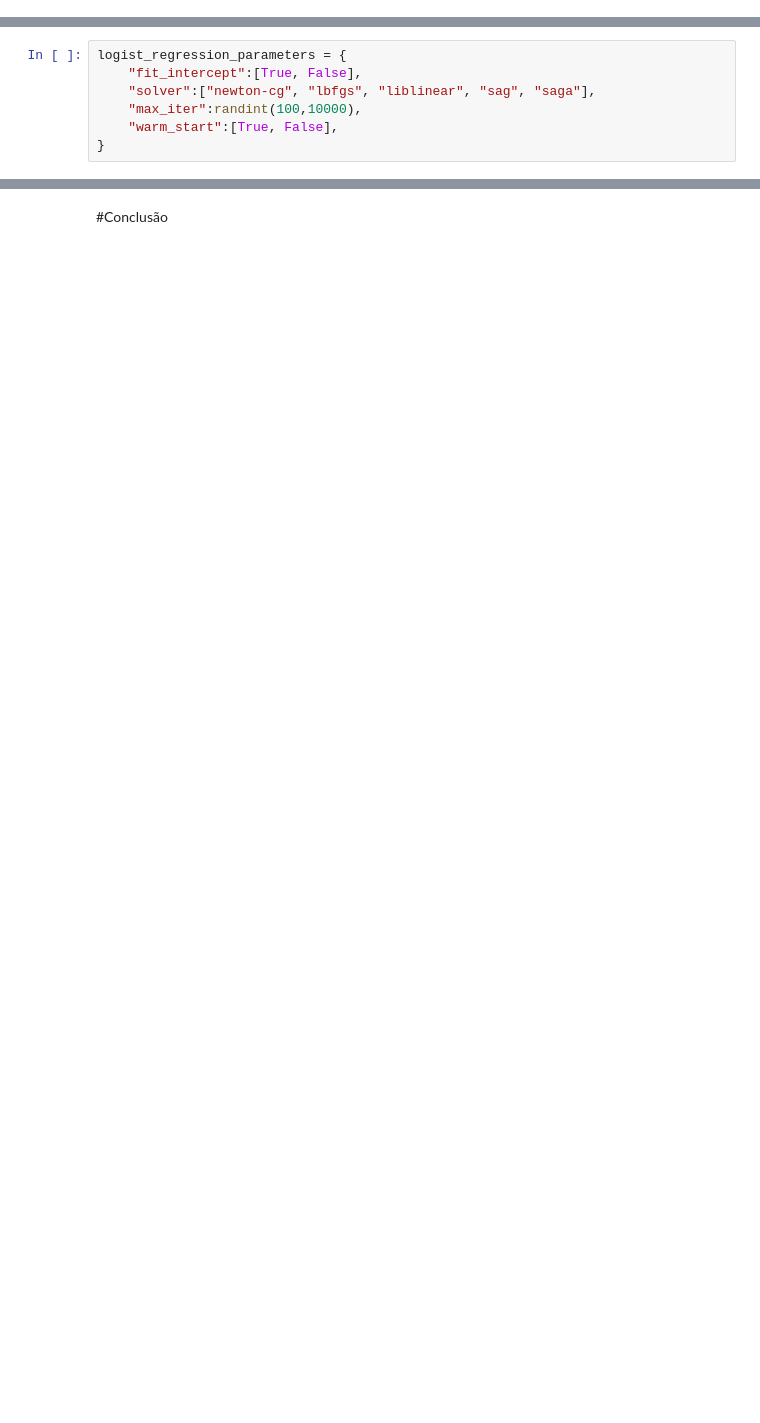
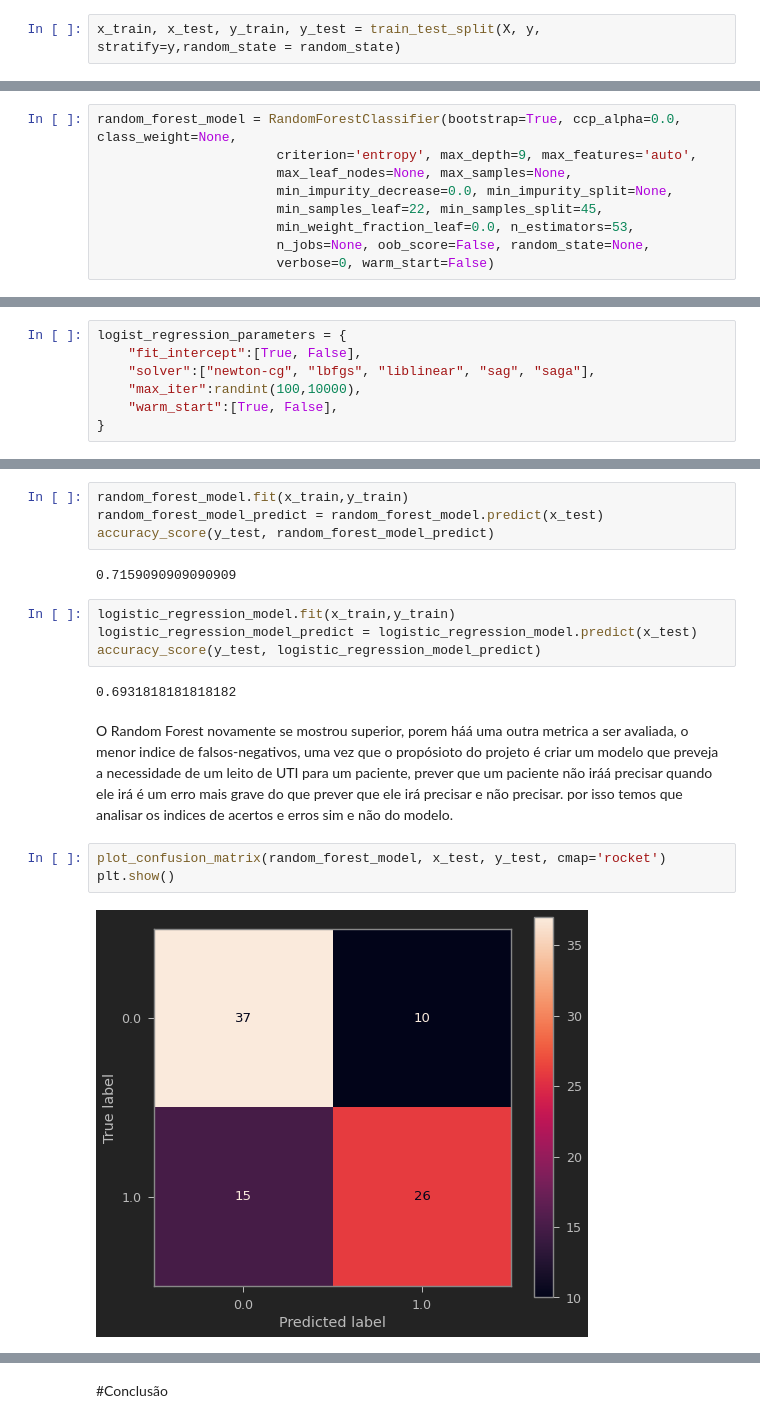
Before and after one commit to Igor-Arantes/Previsao-Internacao-Covid, a Jupyter notebook: Previsão_Internação_COVID.ipynb, the cells around one changed output, grey strips where cells are left out. Cells and saved outputs as stored; diff of their text form; blank space fills up the shorter version.

Commit message:
Modelo escolhido atraves de analise de matrix de confusão

```diff
--- a/Previsão_Internação_COVID.ipynb
+++ b/Previsão_Internação_COVID.ipynb
@@ -331,6 +334,8 @@ X = clean_data.drop(['ICU'], axis=1)
 y = clean_data['ICU']
 # %% [markdown]
 #### Separando os dados de treino e teste
+# %%
+x_train, x_test, y_train, y_test = train_test_split(X, y, stratify=y,random_state = random_state)
 # %% [markdown]
 Usando a função Stratified Shuffle Split da biblioteca Sklearn para dividir a base de dados para teste e treino dos modelos e inserindo a estratéégia na variavel cv(cross validate):
 # %%
@@ -414,2 +421,11 @@ RandomForestClassifier(bootstrap=True, ccp_alpha=0.0, class_weight=None,
+# %%
+random_forest_model = RandomForestClassifier(bootstrap=True, ccp_alpha=0.0, class_weight=None,
+                       criterion='entropy', max_depth=9, max_features='auto',
+                       max_leaf_nodes=None, max_samples=None,
+                       min_impurity_decrease=0.0, min_impurity_split=None,
+                       min_samples_leaf=22, min_samples_split=45,
+                       min_weight_fraction_leaf=0.0, n_estimators=53,
+                       n_jobs=None, oob_score=False, random_state=None,
+                       verbose=0, warm_start=False)
 # %% [markdown]
 ## Logistic Regression
@@ -441,0 +469,19 @@ LogisticRegression(C=1.0, class_weight=None, dual=False, fit_intercept=True,
+# %%
+random_forest_model.fit(x_train,y_train)
+random_forest_model_predict = random_forest_model.predict(x_test)
+accuracy_score(y_test, random_forest_model_predict)
+# %% [output]
+0.7159090909090909
+# %%
+logistic_regression_model.fit(x_train,y_train)
+logistic_regression_model_predict = logistic_regression_model.predict(x_test)
+accuracy_score(y_test, logistic_regression_model_predict)
+# %% [output]
+0.6931818181818182
+# %% [markdown]
+O Random Forest novamente se mostrou superior, porem háá uma outra metrica a ser avaliada, o menor indice de falsos-negativos, uma vez que o propósioto do projeto é criar um modelo que preveja a necessidade de um leito de UTI para um paciente, prever que um paciente não iráá precisar quando ele irá é um erro mais grave do que prever que ele irá precisar e não precisar. por isso temos que analisar os indices de acertos e erros sim e não do modelo.
+# %%
+plot_confusion_matrix(random_forest_model, x_test, y_test, cmap='rocket')
+plt.show()
+# %% [output]
+[figure, added]
```
Also changed, not shown: parts of 15 cells of this notebook.
